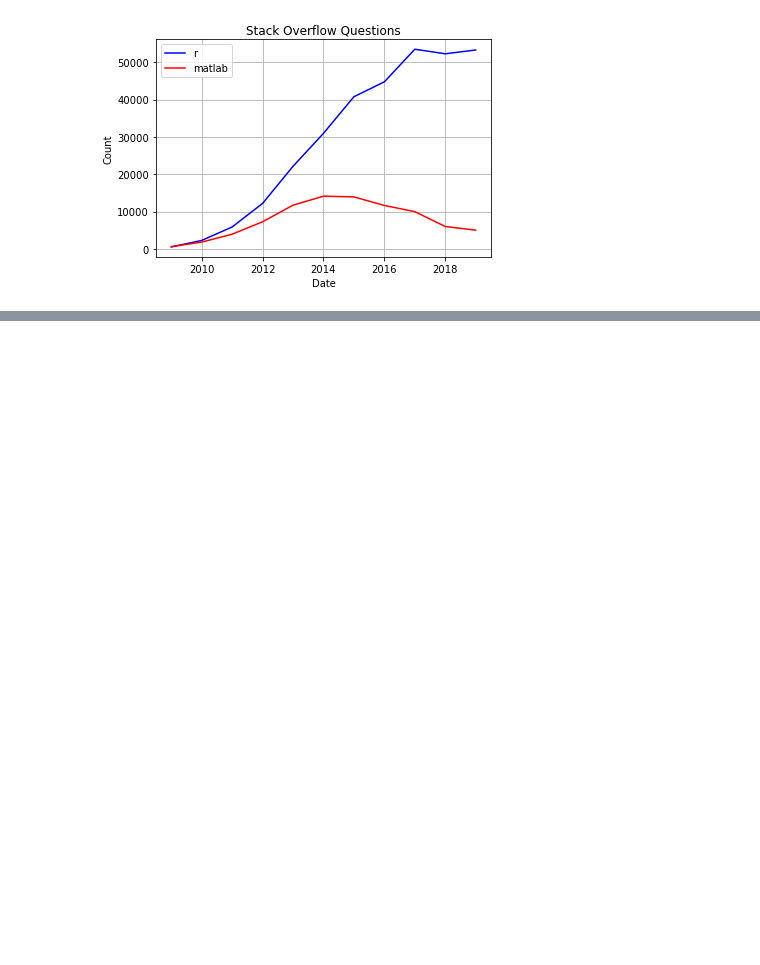
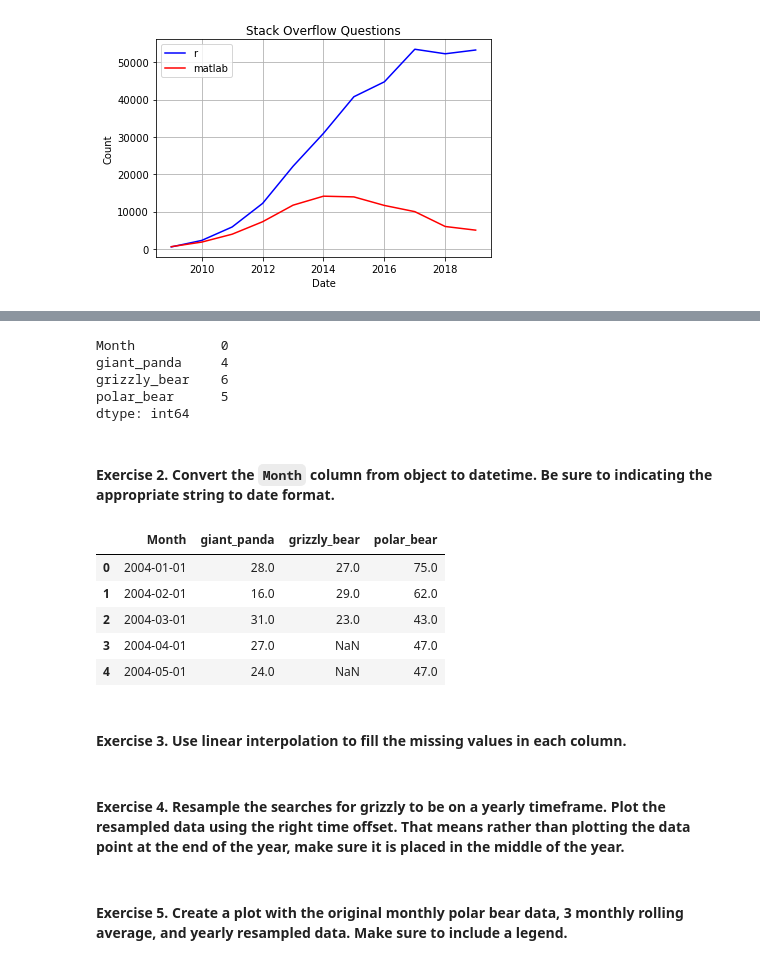
Before and after one commit to ohcrud/time_series, a Jupyter notebook: sprint-1/practice-1/sprint-1-practice-1.ipynb, the cells around one changed output, grey strips where cells are left out. Saved outputs shown, nothing was run; the diff lists cells and outputs as text; code cells hidden in the pictures; blank space fills up the shorter version.

```diff
--- a/sprint-1/practice-1/sprint-1-practice-1.ipynb
+++ b/sprint-1/practice-1/sprint-1-practice-1.ipynb
@@ -351,0 +446,31 @@ Finally,
+# %%
+### BEGIN SOLUTION
+
+bears = pd.read_csv('google_bears.csv')
+bears.isna().sum()
+
+### END SOLUTION
+# %% [output]
+Month           0
+giant_panda     4
+grizzly_bear    6
+polar_bear      5
+dtype: int64
+# %% [markdown]
+#### Exercise 2. Convert the `Month` column from object to datetime. Be sure to indicating the appropriate string to date format.
+# %%
+### BEGIN SOLUTION
+
+bears['Month'] = pd.to_datetime(bears['Month'], format = '%Y-%m')
+bears.head()
+
+### END SOLUTION
+# %% [output]
+|  | Month | giant_panda | grizzly_bear | polar_bear |
+| 0 | 2004-01-01 | 28.0 | 27.0 | 75.0 |
+| 1 | 2004-02-01 | 16.0 | 29.0 | 62.0 |
+| 2 | 2004-03-01 | 31.0 | 23.0 | 43.0 |
+| 3 | 2004-04-01 | 27.0 | NaN | 47.0 |
+| 4 | 2004-05-01 | 24.0 | NaN | 47.0 |
+# %% [markdown]
+#### Exercise 3. Use linear interpolation to fill the missing values in each column.
@@ -351,0 +483,2 @@ Finally,
+# %% [markdown]
+#### Exercise 4. Resample the searches for grizzly to be on a yearly timeframe. Plot the resampled data using the right time offset. That means rather than plotting the data point at the end of the year, make sure it is placed in the middle of the year.
@@ -351,0 +489,2 @@ Finally,
+# %% [markdown]
+#### Exercise 5.  Create a plot with the original monthly polar bear data, 3 monthly rolling average, and yearly resampled data. Make sure to include a legend.
```
Also changed, not shown: parts of 11 cells of this notebook, 1 other file.
